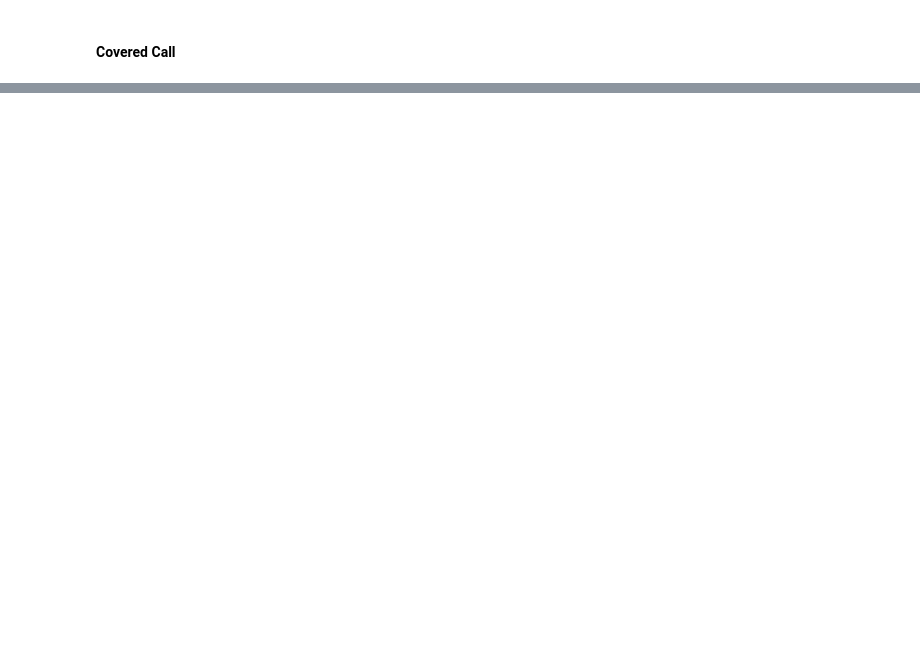
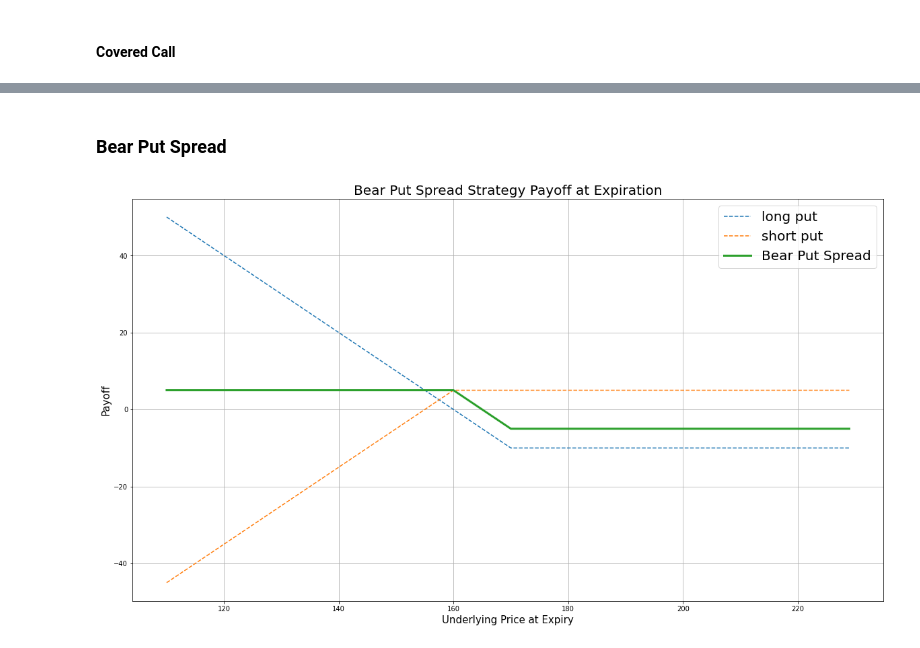
Before and after one commit to szagar/cv, a Jupyter notebook: _notebooks/2022-08-01-options-payoff_charts.ipynb, the cells around one changed output, grey strips where cells are left out. Drawn from its saved outputs; the diff is of its cells as text; code cells hidden in the pictures; blank space fills up the shorter version.

```diff
--- a/_notebooks/2022-08-01-options-payoff_charts.ipynb
+++ b/_notebooks/2022-08-01-options-payoff_charts.ipynb
@@ -162,0 +141,15 @@ plot_strategy_payoff(strategy_name, legs)
+# %% [markdown]
+### Bear Put Spread
+# %%
+long_put_strike = 170
+long_put_price = 10
+short_put_strike = 160
+short_put_price = 5
+
+legs = []
+legs.append(long_put(premium=long_put_price, strike = long_put_strike, uprices = uprices))
+legs.append(short_put(premium=short_put_price, strike = short_put_strike, uprices = uprices))
+
+plot_strategy_payoff("Bear Put Spread", legs)
+# %% [output]
+[figure, added]
```
Also changed, not shown: parts of 35 cells of this notebook.
